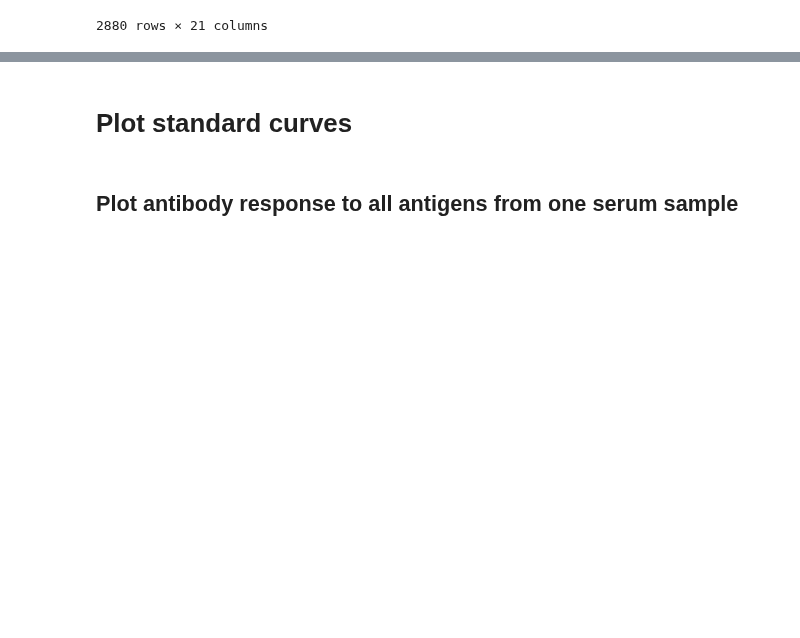
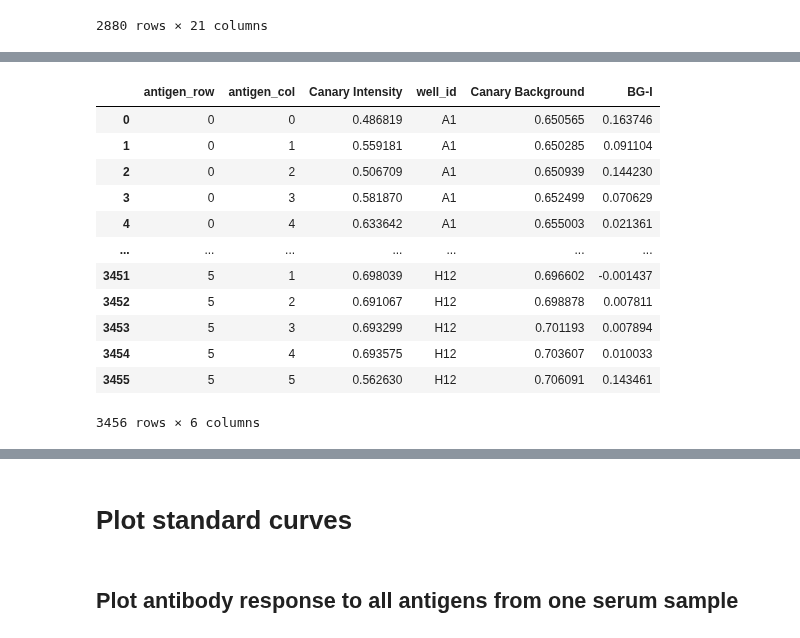
Before and after one commit to mehta-lab/multiSero, a Jupyter notebook: notebooks_interpretation/FluPlateInterpretationV3_smg.ipynb, the cells around one changed output, grey strips where cells are left out. Cells and saved outputs as stored; diff of their text form; code cells hidden in the pictures; blank space fills up the shorter version.

```diff
--- a/notebooks_interpretation/FluPlateInterpretationV3_smg.ipynb
+++ b/notebooks_interpretation/FluPlateInterpretationV3_smg.ipynb
@@ -225,0 +258,13 @@ See the caveats in the documentation: https://pandas.pydata.org/pandas-docs/stab
+# %%
+# Read all background wells into dictionary and into a 4D numpy array.
+canaryBackground_df = pd.DataFrame()
+for r in np.arange(8):
+    for c in np.arange(12):
+        well_key = row_label[r]+col_label[c]
+        OD_1_well_df = pd.read_excel(canaryBackground_path, sheet_name=well_key, index_col=0)
+        OD_1_well_df = OD_1_well_df.unstack().reset_index(name='Canary Background') # unpivot (linearize) the table
+        OD_1_well_df.rename(columns={'level_0': 'antigen_row', 'level_1': 'antigen_col'}, inplace=True)
+        OD_1_well_df['well_id'] = well_key
+        backgroundWellID[r,c] = well_key
+        canaryBackground_df = canaryBackground_df.append(OD_1_well_df, ignore_index=True)
+canaryBackground_df
@@ -225,0 +340,19 @@ See the caveats in the documentation: https://pandas.pydata.org/pandas-docs/stab
+# %%
+# Merge the Canary background-Intensity dataframe with the existing Canary data dataframe
+canaryIBG_df = pd.concat([canaryIBG_df,
+                 canary_BGsubtI_df], axis=1)
+canaryIBG_df
+# %% [output]
+|  | antigen_row | antigen_col | Canary Intensity | well_id | Canary Background | BG-I |
+| 0 | 0 | 0 | 0.486819 | A1 | 0.650565 | 0.163746 |
+| 1 | 0 | 1 | 0.559181 | A1 | 0.650285 | 0.091104 |
+| 2 | 0 | 2 | 0.506709 | A1 | 0.650939 | 0.144230 |
+| 3 | 0 | 3 | 0.581870 | A1 | 0.652499 | 0.070629 |
+| 4 | 0 | 4 | 0.633642 | A1 | 0.655003 | 0.021361 |
+| ... | ... | ... | ... | ... | ... | ... |
+| 3451 | 5 | 1 | 0.698039 | H12 | 0.696602 | -0.001437 |
+| 3452 | 5 | 2 | 0.691067 | H12 | 0.698878 | 0.007811 |
+| 3453 | 5 | 3 | 0.693299 | H12 | 0.701193 | 0.007894 |
+| 3454 | 5 | 4 | 0.693575 | H12 | 0.703607 | 0.010033 |
+| 3455 | 5 | 5 | 0.562630 | H12 | 0.706091 | 0.143461 |
+3456 rows × 6 columns
```
Also changed, not shown: parts of 16 cells of this notebook.
